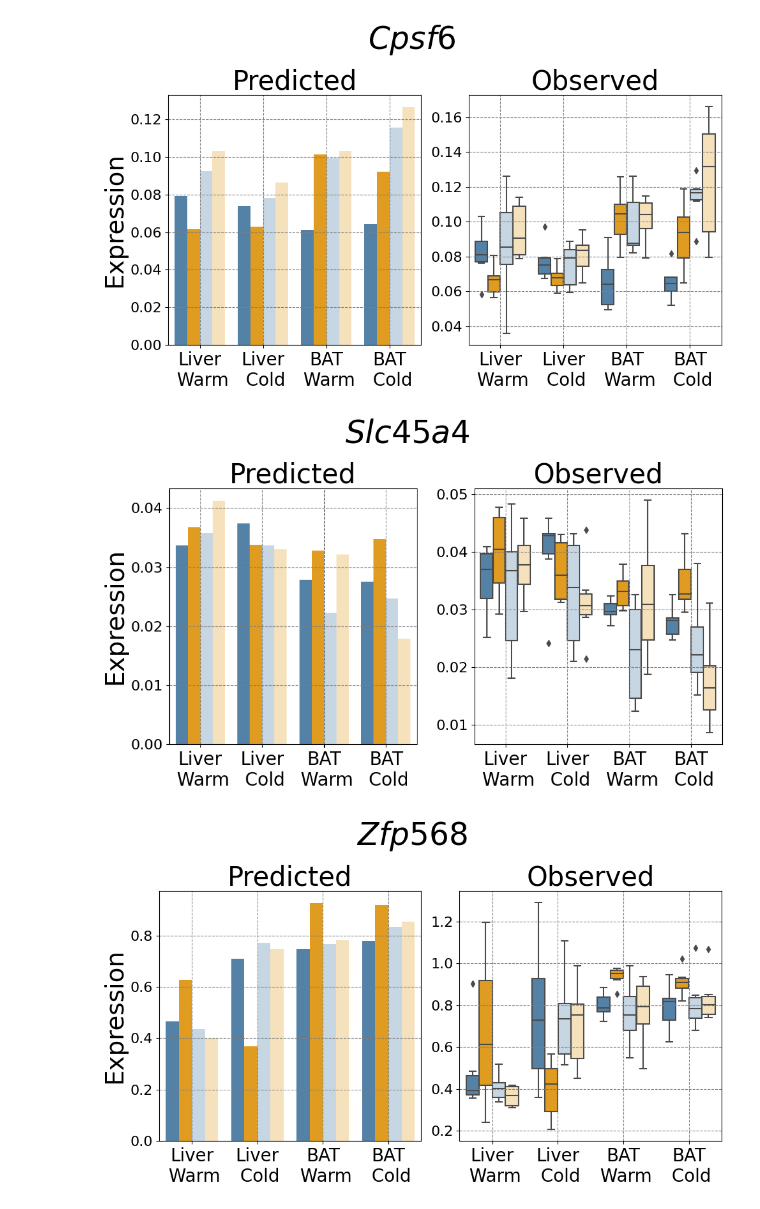
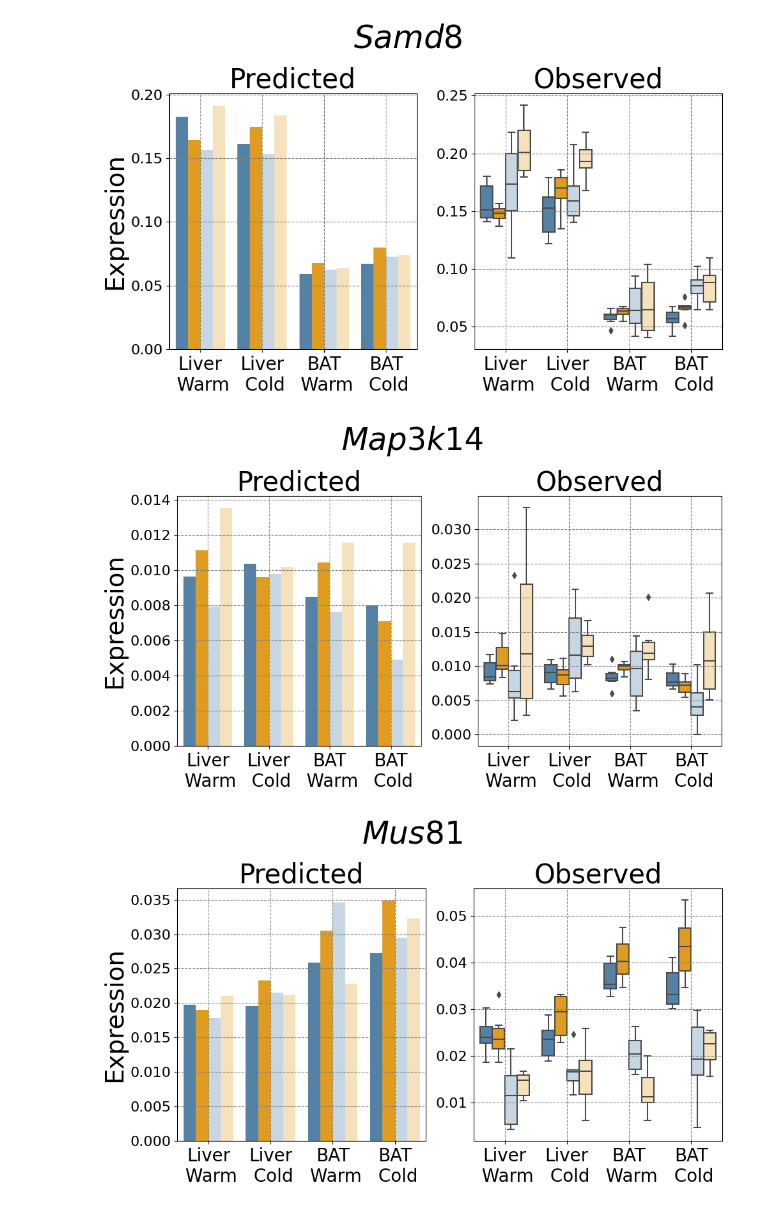
Before and after one commit to pachterlab/HCP_2024, a Jupyter notebook: analysis/analysis_Ballinger1.ipynb, the cells around one changed output. Drawn from its saved outputs; the diff is of its cells as text; code cells hidden in the pictures.

```diff
--- a/analysis/analysis_Ballinger1.ipynb
+++ b/analysis/analysis_Ballinger1.ipynb
@@ -241 +35,4 @@ no_organ-temp-trans 15
+# %%
+results_path = '../results/'
+data_path = '../data/'
 # %%
@@ -299,3 +91,13 @@ genes_to_plot = ['Rmdn3',
+# %%
+gene_names_to_plot = ['Galnt1',
+                 'Coasy',
+                 'Gmnn',
+                 'Samd8',
+                 'Map3k14',
+                 'Mus81',
+                 ]
+
+gene_ids_to_plot = [gene_names_df[gene_names_df.name==g].index[0] for g in gene_names_to_plot]
 # %%
 fs_title = 30
 fs_suptitle = 35
@@ -303,10 +105,19 @@ fs_label = 28
 fs_xtick = 20
 fs_ytick = 16
 
+genes_ = gene_ids_to_plot
+g_names = []
 
-for g,gene in enumerate(genes_to_plot):
-    g_index = np.where(gene_names==gene)[0][0]
-    values = results_dict["FULL_MODEL"]["standard_pred_counts"][g_index]
+for g,gene in enumerate(genes_):
+    g_index = np.where(sig_df.index==gene)[0][0]
+    g_indices.append(g_index)
+    name_ = gene_names_df.loc[gene]['name']
+    g_names.append(   name_  )
+
+
+    values = pred_counts.loc[gene].values
+    gene_counts_ = actual_values[g_index,:]
+    gene_counts_norm_ = actual_values_norm[g_index]
 
     categories = ["X_P1"]*4+["X_P2"]*4+["X_H1"]*4+["X_H2"]*4
 
@@ -339,8 +150,6 @@ for g,gene in enumerate(genes_to_plot):
     )
 
 
-    gene_counts_ = actual_values.iloc[g_index,:].values
-    gene_counts_norm_ = actual_values_norm[g_index]
 
     df_gene_plot_ = {}
 
@@ -397,7 +206,7 @@ for g,gene in enumerate(genes_to_plot):
     axes[0].set_title("Predicted",fontsize=fs_title)
     axes[1].set_title("Observed",fontsize=fs_title)
 
-    plt.suptitle(f'${gene}$',fontsize=fs_suptitle)
+    plt.suptitle(f'${name_}$',fontsize=fs_suptitle)
 
     plt.tight_layout()
     plt.show();
@@ -408,3 +217,3 @@ for g,gene in enumerate(genes_to_plot):
-[figure, old version]
+[figure, new version]
-[figure, old version]
+[figure, new version]
-[figure, old version]
+[figure, new version]
```
Also changed, not shown: parts of 21 cells of this notebook, 1 other file.
